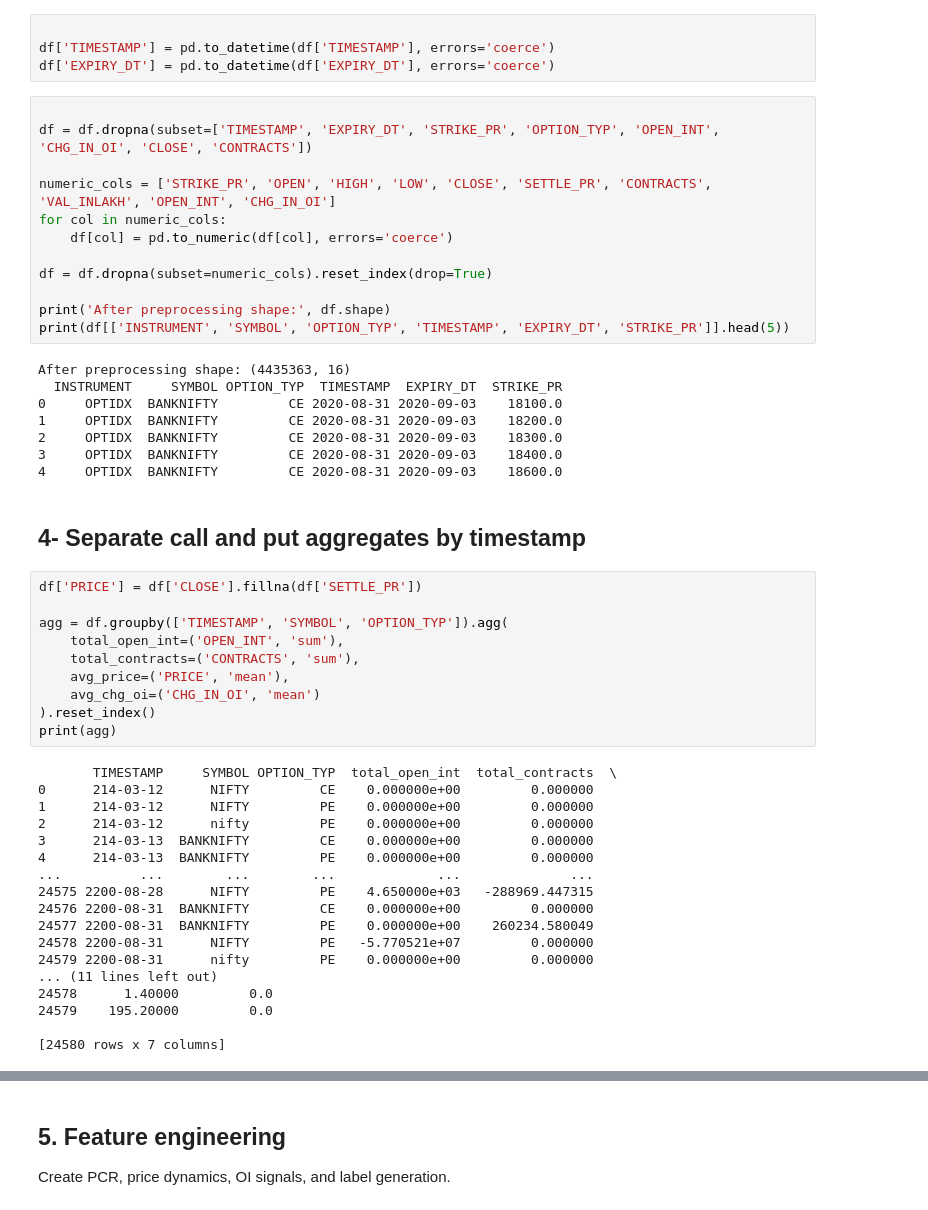
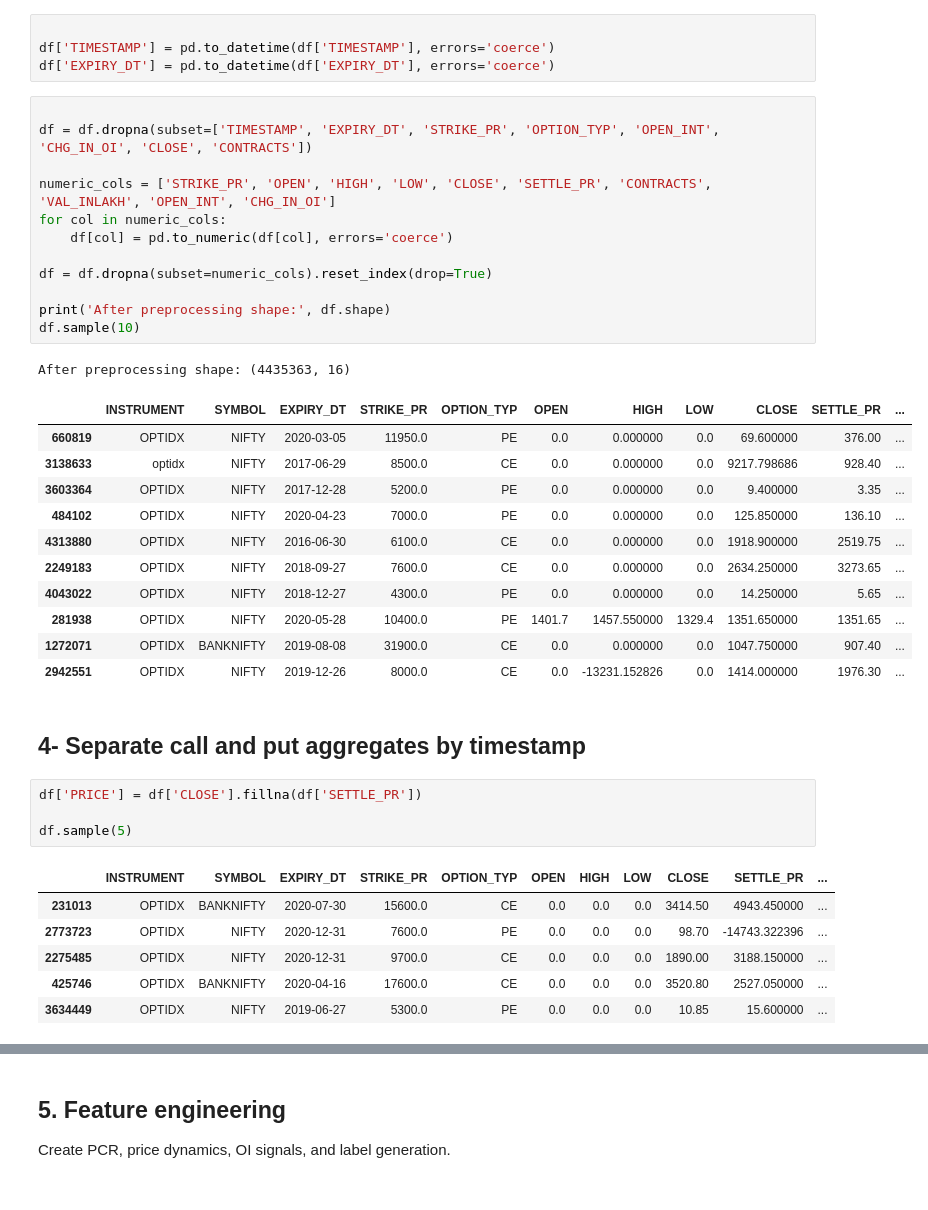
Before and after one commit to AbhaySuyal/Final_Epoch, a Jupyter notebook: preprocessing.ipynb, the cells around one changed output, grey strips where cells are left out. Saved outputs shown, nothing was run; the diff lists cells and outputs as text.

```diff
--- a/preprocessing.ipynb
+++ b/preprocessing.ipynb
@@ -91,50 +84,38 @@ df['EXPIRY_DT'] = pd.to_datetime(df['EXPIRY_DT'], errors='coerce')
 # %%
 
 df = df.dropna(subset=['TIMESTAMP', 'EXPIRY_DT', 'STRIKE_PR', 'OPTION_TYP', 'OPEN_INT', 'CHG_IN_OI', 'CLOSE', 'CONTRACTS'])
 
 numeric_cols = ['STRIKE_PR', 'OPEN', 'HIGH', 'LOW', 'CLOSE', 'SETTLE_PR', 'CONTRACTS', 'VAL_INLAKH', 'OPEN_INT', 'CHG_IN_OI']
 for col in numeric_cols:
     df[col] = pd.to_numeric(df[col], errors='coerce')
 
 df = df.dropna(subset=numeric_cols).reset_index(drop=True)
 
 print('After preprocessing shape:', df.shape)
-print(df[['INSTRUMENT', 'SYMBOL', 'OPTION_TYP', 'TIMESTAMP', 'EXPIRY_DT', 'STRIKE_PR']].head(5))
+df.sample(10)
 # %% [output]
 After preprocessing shape: (4435363, 16)
-  INSTRUMENT     SYMBOL OPTION_TYP  TIMESTAMP  EXPIRY_DT  STRIKE_PR
-0     OPTIDX  BANKNIFTY         CE 2020-08-31 2020-09-03    18100.0
-1     OPTIDX  BANKNIFTY         CE 2020-08-31 2020-09-03    18200.0
-2     OPTIDX  BANKNIFTY         CE 2020-08-31 2020-09-03    18300.0
-3     OPTIDX  BANKNIFTY         CE 2020-08-31 2020-09-03    18400.0
-4     OPTIDX  BANKNIFTY         CE 2020-08-31 2020-09-03    18600.0
+|  | INSTRUMENT | SYMBOL | EXPIRY_DT | STRIKE_PR | OPTION_TYP | OPEN | HIGH | LOW | CLOSE | SETTLE_PR | ... |
+| 660819 | OPTIDX | NIFTY | 2020-03-05 | 11950.0 | PE | 0.0 | 0.000000 | 0.0 | 69.600000 | 376.00 | ... |
+| 3138633 | optidx | NIFTY | 2017-06-29 | 8500.0 | CE | 0.0 | 0.000000 | 0.0 | 9217.798686 | 928.40 | ... |
+| 3603364 | OPTIDX | NIFTY | 2017-12-28 | 5200.0 | PE | 0.0 | 0.000000 | 0.0 | 9.400000 | 3.35 | ... |
+| 484102 | OPTIDX | NIFTY | 2020-04-23 | 7000.0 | PE | 0.0 | 0.000000 | 0.0 | 125.850000 | 136.10 | ... |
+| 4313880 | OPTIDX | NIFTY | 2016-06-30 | 6100.0 | CE | 0.0 | 0.000000 | 0.0 | 1918.900000 | 2519.75 | ... |
+| 2249183 | OPTIDX | NIFTY | 2018-09-27 | 7600.0 | CE | 0.0 | 0.000000 | 0.0 | 2634.250000 | 3273.65 | ... |
+| 4043022 | OPTIDX | NIFTY | 2018-12-27 | 4300.0 | PE | 0.0 | 0.000000 | 0.0 | 14.250000 | 5.65 | ... |
+| 281938 | OPTIDX | NIFTY | 2020-05-28 | 10400.0 | PE | 1401.7 | 1457.550000 | 1329.4 | 1351.650000 | 1351.65 | ... |
+| 1272071 | OPTIDX | BANKNIFTY | 2019-08-08 | 31900.0 | CE | 0.0 | 0.000000 | 0.0 | 1047.750000 | 907.40 | ... |
+| 2942551 | OPTIDX | NIFTY | 2019-12-26 | 8000.0 | CE | 0.0 | -13231.152826 | 0.0 | 1414.000000 | 1976.30 | ... |
 # %% [markdown]
 ## 4- Separate call and put aggregates by timestamp
 # %%
 df['PRICE'] = df['CLOSE'].fillna(df['SETTLE_PR'])
 
-agg = df.groupby(['TIMESTAMP', 'SYMBOL', 'OPTION_TYP']).agg(
-    total_open_int=('OPEN_INT', 'sum'),
-    total_contracts=('CONTRACTS', 'sum'),
-    avg_price=('PRICE', 'mean'),
-    avg_chg_oi=('CHG_IN_OI', 'mean')
-).reset_index()
-print(agg)
+df.sample(5)
 # %% [output]
-       TIMESTAMP     SYMBOL OPTION_TYP  total_open_int  total_contracts  \
-0      214-03-12      NIFTY         CE    0.000000e+00         0.000000
-1      214-03-12      NIFTY         PE    0.000000e+00         0.000000
-2      214-03-12      nifty         PE    0.000000e+00         0.000000
-3      214-03-13  BANKNIFTY         CE    0.000000e+00         0.000000
-4      214-03-13  BANKNIFTY         PE    0.000000e+00         0.000000
-...          ...        ...        ...             ...              ...
-24575 2200-08-28      NIFTY         PE    4.650000e+03   -288969.447315
-24576 2200-08-31  BANKNIFTY         CE    0.000000e+00         0.000000
-24577 2200-08-31  BANKNIFTY         PE    0.000000e+00    260234.580049
-24578 2200-08-31      NIFTY         PE   -5.770521e+07         0.000000
-24579 2200-08-31      nifty         PE    0.000000e+00         0.000000
-... (11 lines left out)
-24578      1.40000         0.0
-24579    195.20000         0.0
-
-[24580 rows x 7 columns]
+|  | INSTRUMENT | SYMBOL | EXPIRY_DT | STRIKE_PR | OPTION_TYP | OPEN | HIGH | LOW | CLOSE | SETTLE_PR | ... |
+| 231013 | OPTIDX | BANKNIFTY | 2020-07-30 | 15600.0 | CE | 0.0 | 0.0 | 0.0 | 3414.50 | 4943.450000 | ... |
+| 2773723 | OPTIDX | NIFTY | 2020-12-31 | 7600.0 | PE | 0.0 | 0.0 | 0.0 | 98.70 | -14743.322396 | ... |
+| 2275485 | OPTIDX | NIFTY | 2020-12-31 | 9700.0 | CE | 0.0 | 0.0 | 0.0 | 1890.00 | 3188.150000 | ... |
+| 425746 | OPTIDX | BANKNIFTY | 2020-04-16 | 17600.0 | CE | 0.0 | 0.0 | 0.0 | 3520.80 | 2527.050000 | ... |
+| 3634449 | OPTIDX | NIFTY | 2019-06-27 | 5300.0 | PE | 0.0 | 0.0 | 0.0 | 10.85 | 15.600000 | ... |
```
Also changed, not shown: parts of 33 cells of this notebook, 2 other files.
